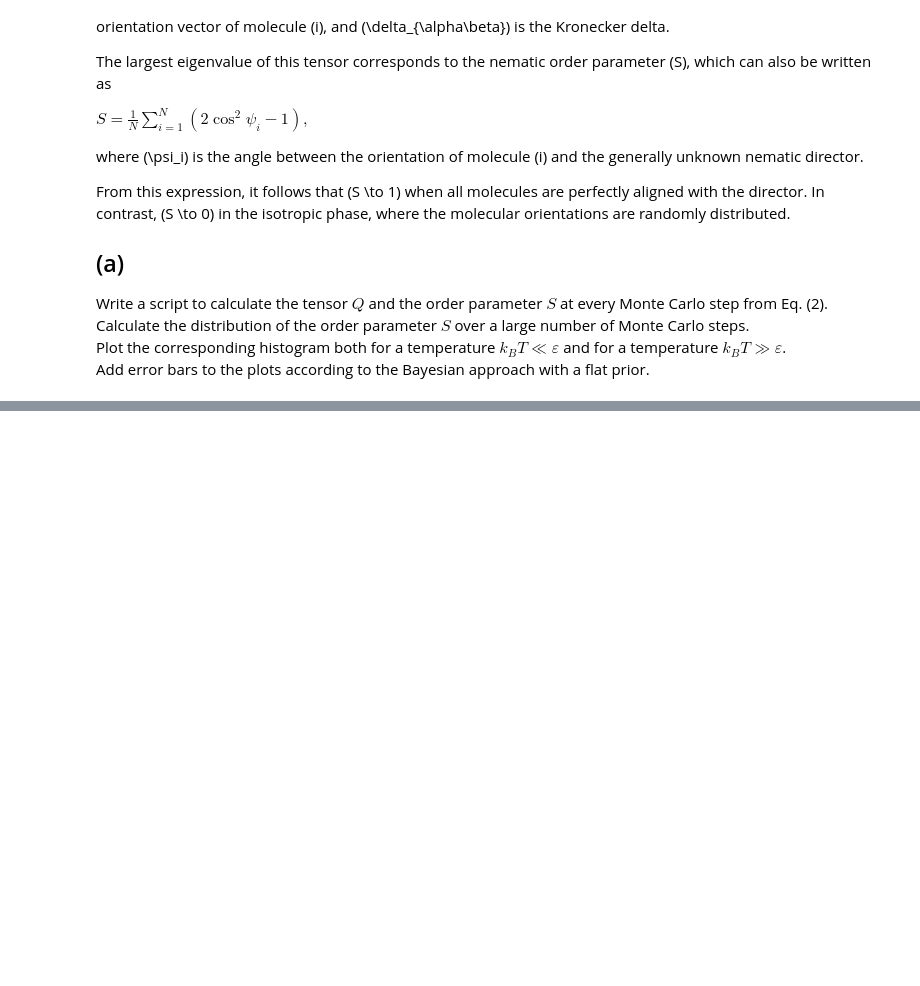
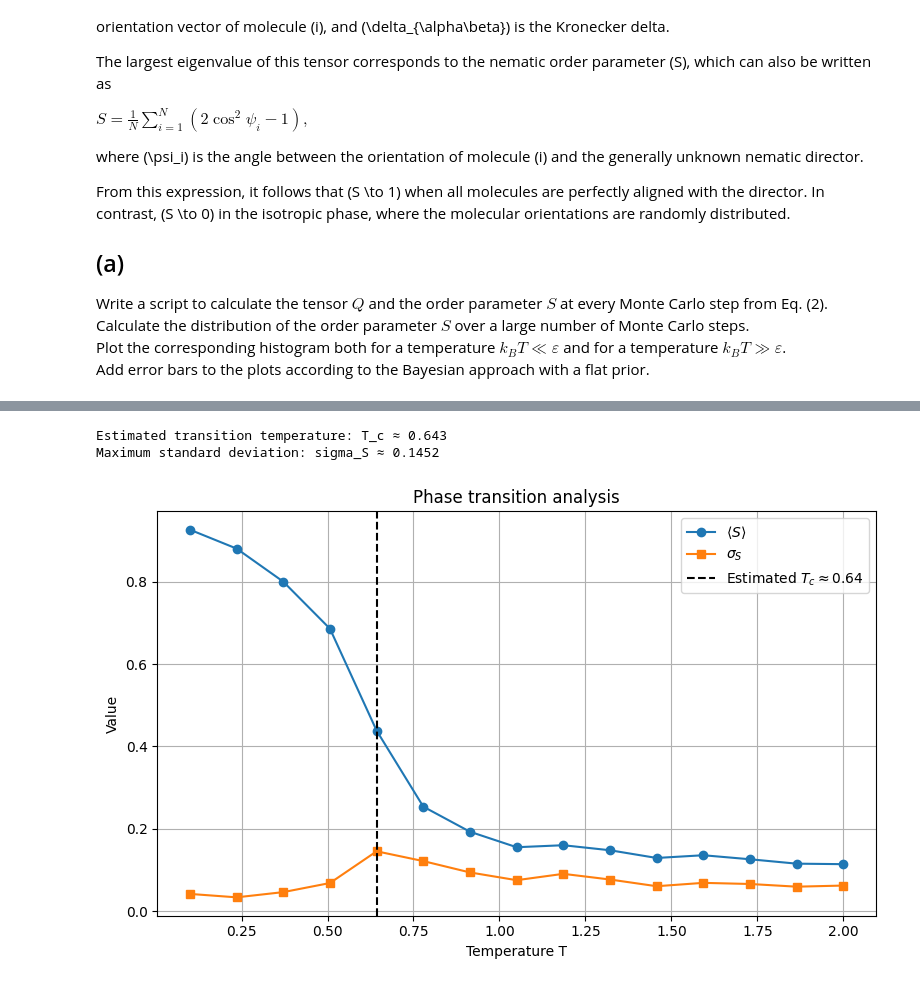
Before and after one commit to StefanTU0815/Computersimulations_2, a Jupyter notebook: Exercise_2.ipynb, the cells around one changed output, grey strips where cells are left out. Drawn from its saved outputs; the diff is of its cells as text; code cells hidden in the pictures; blank space fills up the shorter version.

```diff
--- a/Exercise_2.ipynb
+++ b/Exercise_2.ipynb
@@ -346,0 +706,30 @@ Last S: 0.7523728750641707
+# %%
+# =================================
+# 3c) Estimate transition temperature
+# =================================
+
+# transition temperature estimate from maximum standard deviation
+idx_max_std = np.argmax(S_std_values)
+T_transition = T_values[idx_max_std]
+
+print(f"Estimated transition temperature: T_c ≈ {T_transition:.3f}")
+print(f"Maximum standard deviation: sigma_S ≈ {S_std_values[idx_max_std]:.4f}")
+
+# plot mean S and standard deviation
+plt.figure(figsize=(8, 5))
+plt.plot(T_values, S_mean_values, "o-", label=r"$\langle S \rangle$")
+plt.plot(T_values, S_std_values, "s-", label=r"$\sigma_S$")
+plt.axvline(T_transition, linestyle="--", color="black",
+            label=rf"Estimated $T_c \approx {T_transition:.2f}$")
+
+plt.xlabel("Temperature T")
+plt.ylabel("Value")
+plt.title("Phase transition analysis")
+plt.grid(True)
+plt.legend()
+plt.tight_layout()
+plt.show()
+# %% [output]
+Estimated transition temperature: T_c ≈ 0.643
+Maximum standard deviation: sigma_S ≈ 0.1452
+[figure, added]
```
Also changed, not shown: parts of 8 cells of this notebook.
